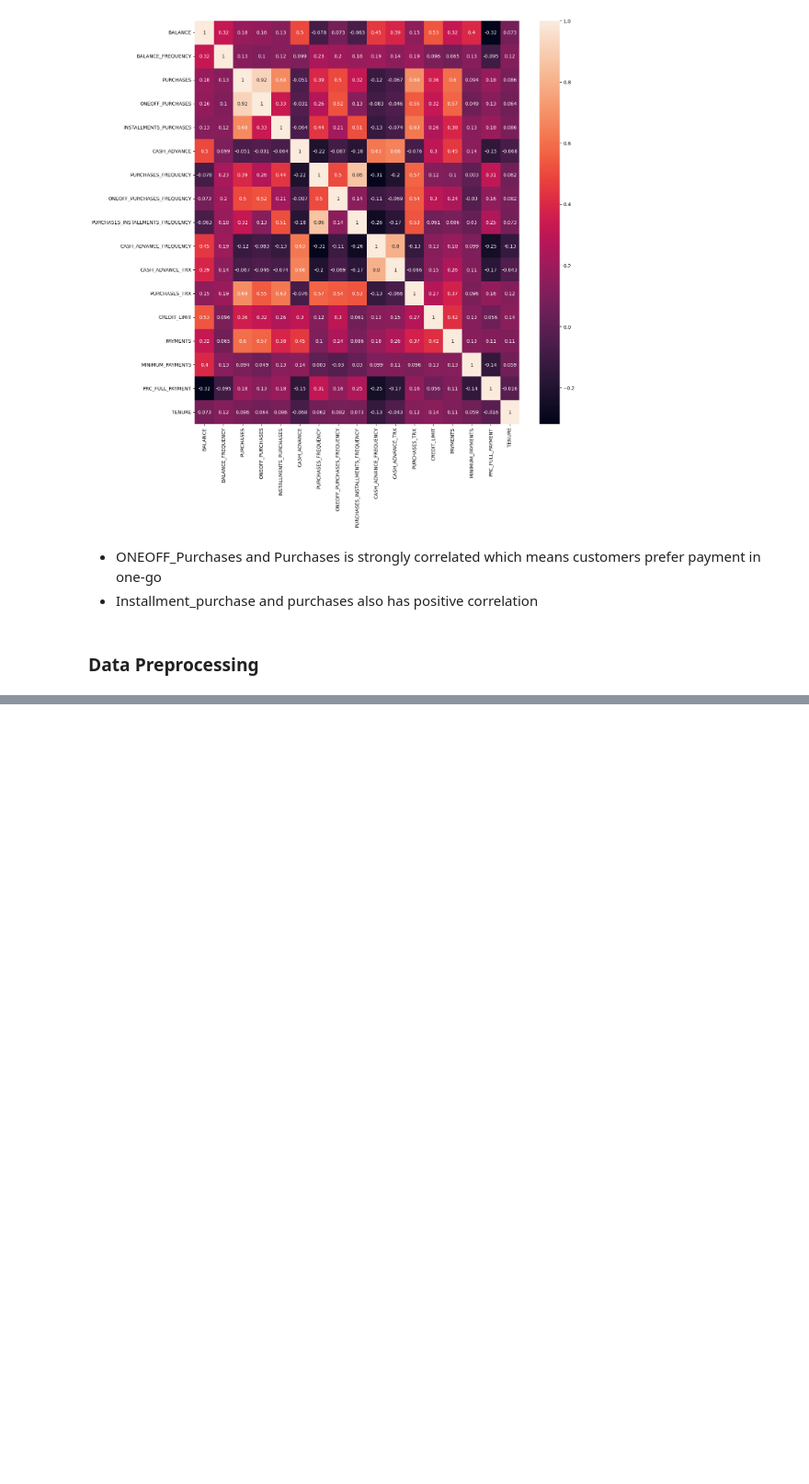
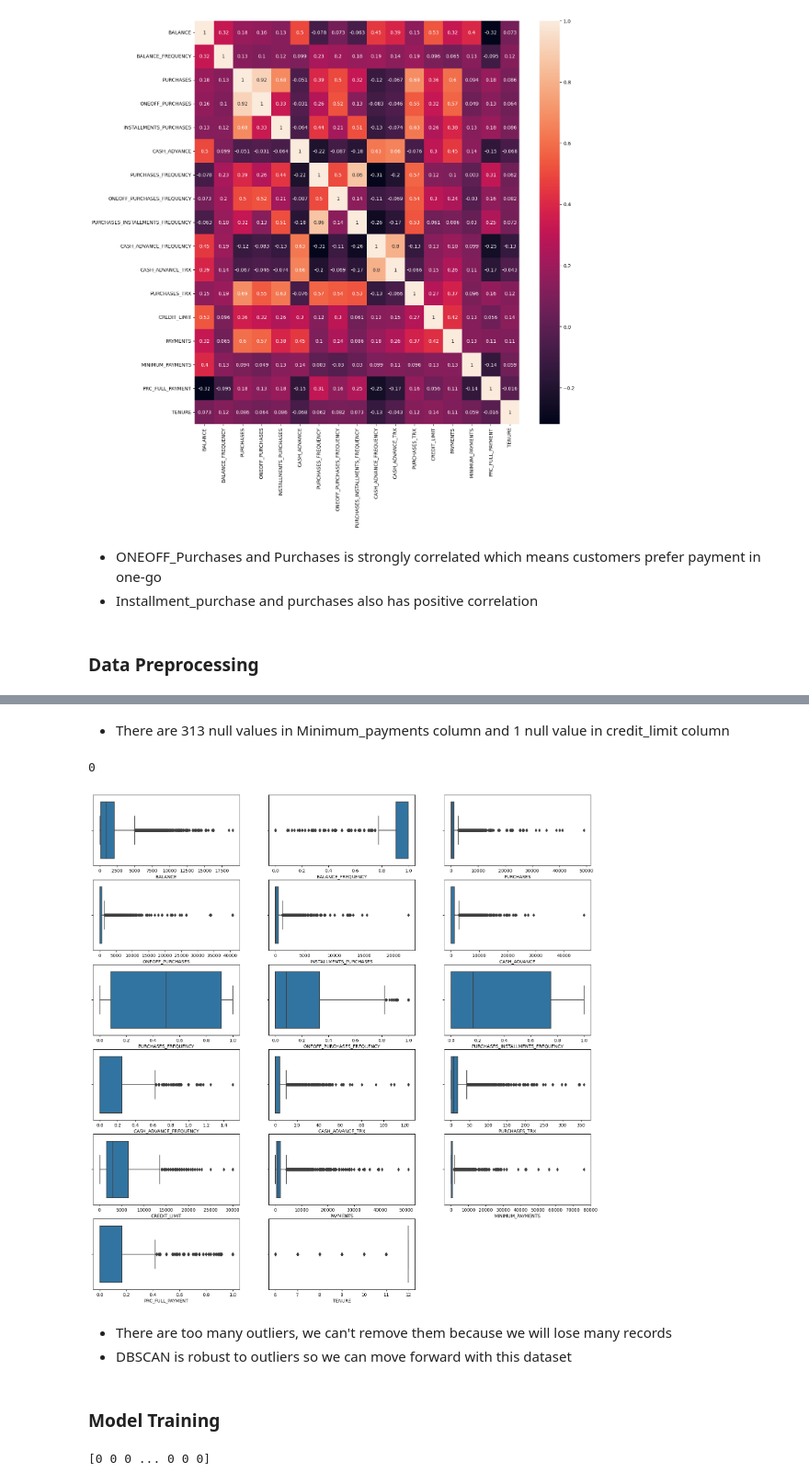
Before and after one commit to mubarakmayyeri/credit-card-customer-segmentaion, a Jupyter notebook: credit_card_clustering.ipynb, the cells around one changed output, grey strips where cells are left out. Shown: that part at 92% size. Drawn from its saved outputs; the diff is of its cells as text; code cells hidden in the pictures; blank space fills up the shorter version.

Commit message:
model train and evaluation

```diff
--- a/credit_card_clustering.ipynb
+++ b/credit_card_clustering.ipynb
@@ -119,0 +142,21 @@ sns.heatmap(df.corr(), annot=True)
+# %% [markdown]
+* There are 313 null values in Minimum_payments column and 1 null value in credit_limit column
+# %%
+df = df.dropna()
+# %%
+#checking for duplicated observations
+df.duplicated().sum()
+# %% [output]
+0
+# %%
+#checking outliers
+plt.figure(figsize=(20,20))
+
+for i, col in enumerate(df.columns, 1):
+    plt.subplot(6,3,i)
+    sns.boxplot(x=df[col])
+# %% [output]
+[figure, added]
+# %% [markdown]
+* There are too many outliers, we can't remove them because we will lose many records
+* DBSCAN is robust to outliers so we can move forward with this dataset
@@ -119,0 +170,2 @@ sns.heatmap(df.corr(), annot=True)
+# %% [markdown]
+### Model Training
@@ -119,0 +177,5 @@ sns.heatmap(df.corr(), annot=True)
+# %%
+y = dbscan.fit_predict(X)
+print(y)
+# %% [output]
+[0 0 0 ... 0 0 0]
```
Also changed, not shown: parts of 17 cells of this notebook.
